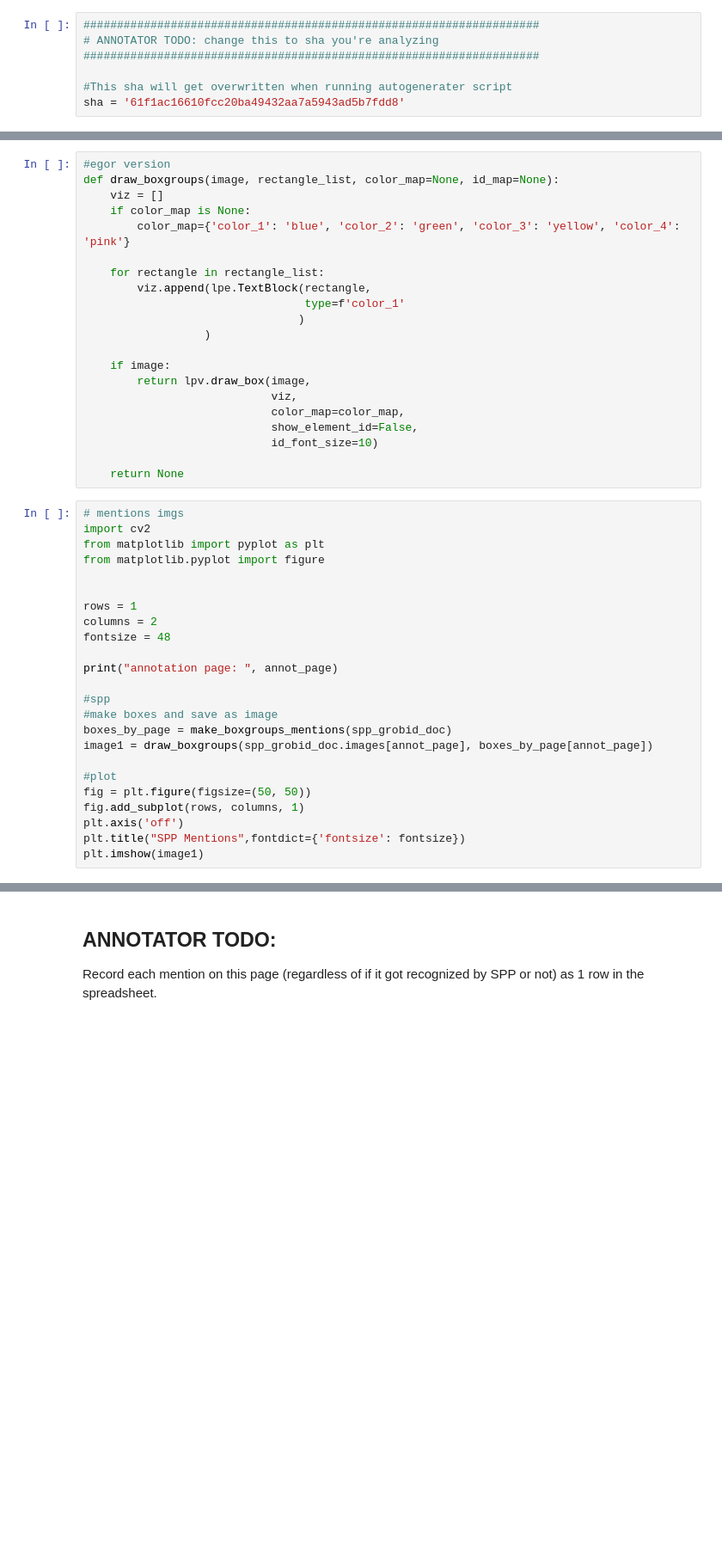
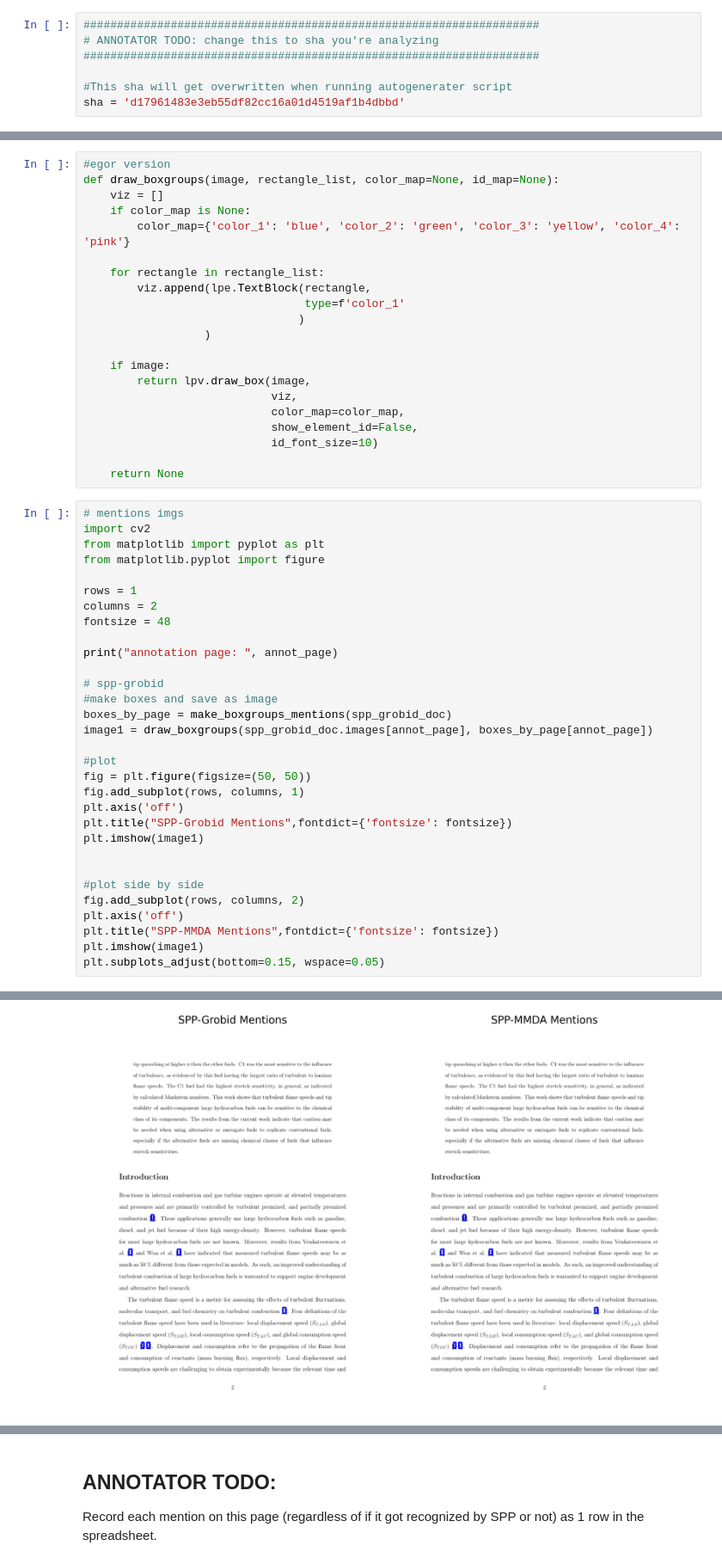
Before and after one commit to allenai/mmda, a Jupyter notebook: src/ai2_internal/evaluation_notebooks/end_to_end_eval_easier.ipynb, the cells around one changed output, grey strips where cells are left out. Shown at 86% size. Drawn from its saved outputs; the diff is of its cells as text; blank space fills up the shorter version.

Commit message:
making progress - can view mention and bib pages side by side for 2 separate docs

```diff
--- a/src/ai2_internal/evaluation_notebooks/end_to_end_eval_easier.ipynb
+++ b/src/ai2_internal/evaluation_notebooks/end_to_end_eval_easier.ipynb
@@ -19,4 +19,4 @@ Retreive information about the sources for each annotation - mentions, bib-entri
 ####################################################################
 
 #This sha will get overwritten when running autogenerater script
-sha = '61f1ac16610fcc20ba49432aa7a5943ad5b7fdd8'
+sha = 'd17961483e3eb55df82cc16a01d4519af1b4dbbd'
@@ -340,7 +398,6 @@ def draw_boxgroups(image, rectangle_list, color_map=None, id_map=None):
 import cv2
 from matplotlib import pyplot as plt
 from matplotlib.pyplot import figure
-
 
 rows = 1
 columns = 2
@@ -348,7 +405,7 @@ fontsize = 48
 
 print("annotation page: ", annot_page)
 
-#spp
+# spp-grobid
 #make boxes and save as image
 boxes_by_page = make_boxgroups_mentions(spp_grobid_doc)
 image1 = draw_boxgroups(spp_grobid_doc.images[annot_page], boxes_by_page[annot_page])
@@ -357,5 +414,14 @@ image1 = draw_boxgroups(spp_grobid_doc.images[annot_page], boxes_by_page[annot_p
 fig = plt.figure(figsize=(50, 50))
 fig.add_subplot(rows, columns, 1)
 plt.axis('off')
-plt.title("SPP Mentions",fontdict={'fontsize': fontsize})
+plt.title("SPP-Grobid Mentions",fontdict={'fontsize': fontsize})
 plt.imshow(image1)
+
+
+#plot side by side
+fig.add_subplot(rows, columns, 2)
+plt.axis('off')
+plt.title("SPP-MMDA Mentions",fontdict={'fontsize': fontsize})
+plt.imshow(image1)
+plt.subplots_adjust(bottom=0.15, wspace=0.05)
+# %% [output]
@@ -362,3 +429,4 @@ plt.imshow(image1)
+[figure, added]
 # %%
 # View all mentions
 # uncomment below to see all pages that have mentions (not just the selected annotation page)
```
Also changed, not shown: parts of 17 cells of this notebook.
